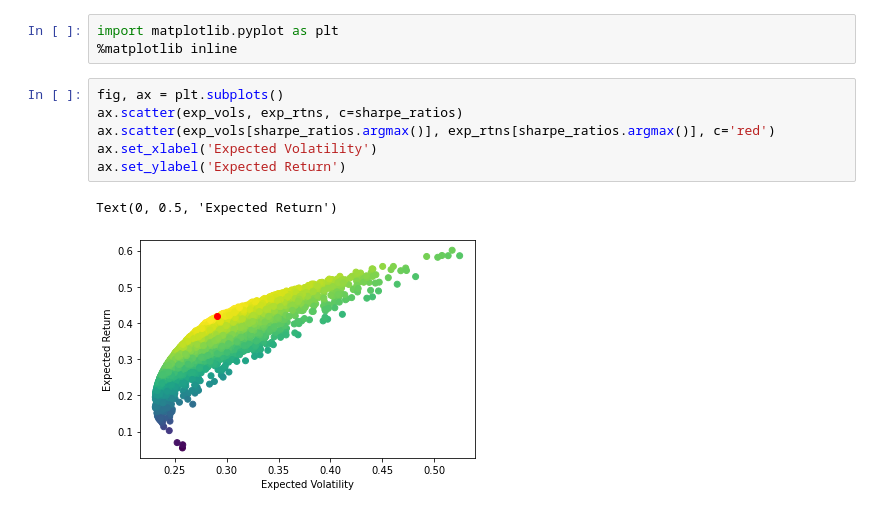
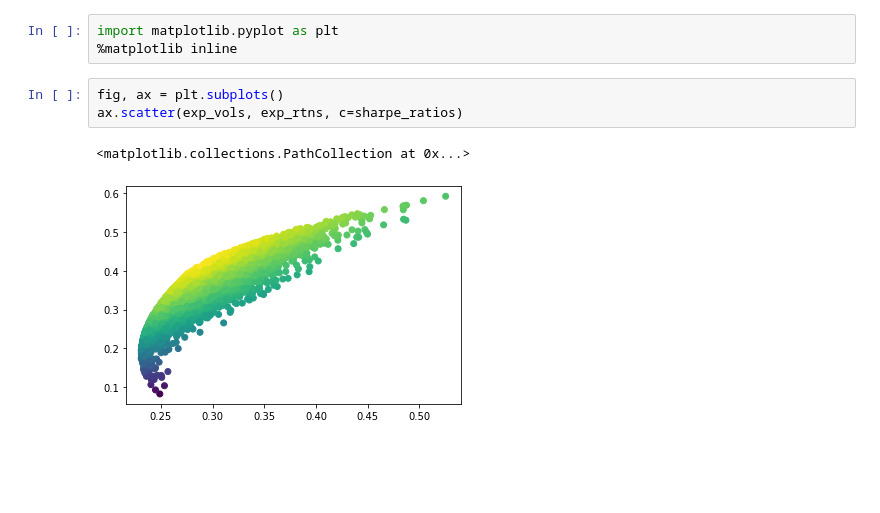
Before and after one commit to Long-Live-Lord-Voldemort/Long-Live-Lord-Voldemort, a Jupyter notebook: Monte_Carlo_Simulation_Efficient_Frontier_MultiStocks.ipynb, the cells around one changed output. Cells and saved outputs as stored; diff of their text form; blank space fills up the shorter version.

```diff
--- a/Monte_Carlo_Simulation_Efficient_Frontier_MultiStocks.ipynb
+++ b/Monte_Carlo_Simulation_Efficient_Frontier_MultiStocks.ipynb
@@ -257,9 +253,6 @@ import matplotlib.pyplot as plt
 # %%
 fig, ax = plt.subplots()
 ax.scatter(exp_vols, exp_rtns, c=sharpe_ratios)
-ax.scatter(exp_vols[sharpe_ratios.argmax()], exp_rtns[sharpe_ratios.argmax()], c='red')
-ax.set_xlabel('Expected Volatility')
-ax.set_ylabel('Expected Return')
 # %% [output]
-Text(0, 0.5, 'Expected Return')
+<matplotlib.collections.PathCollection at 0x...>
-[figure, old version]
+[figure, new version]
```
Also changed, not shown: parts of 14 cells of this notebook.
